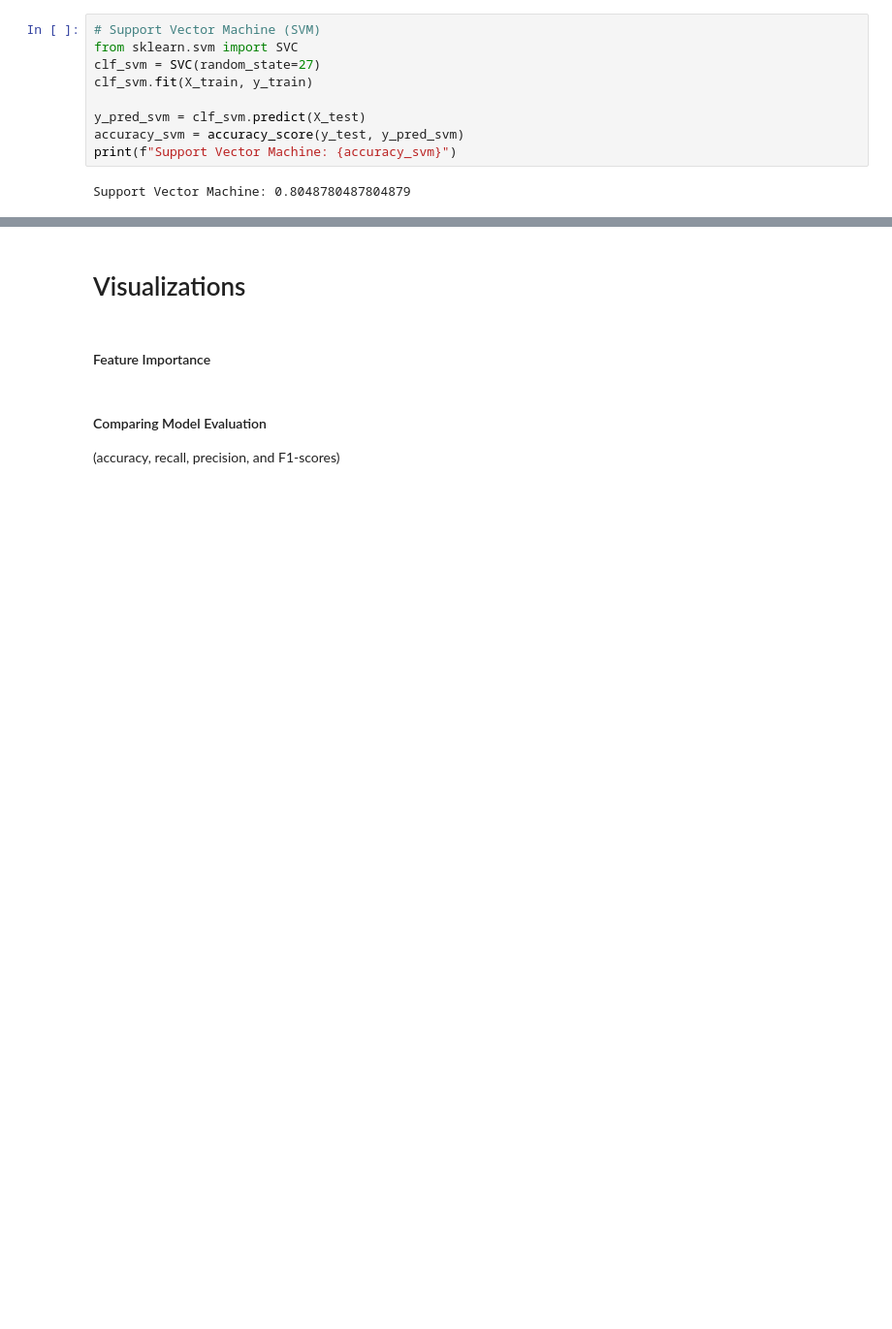
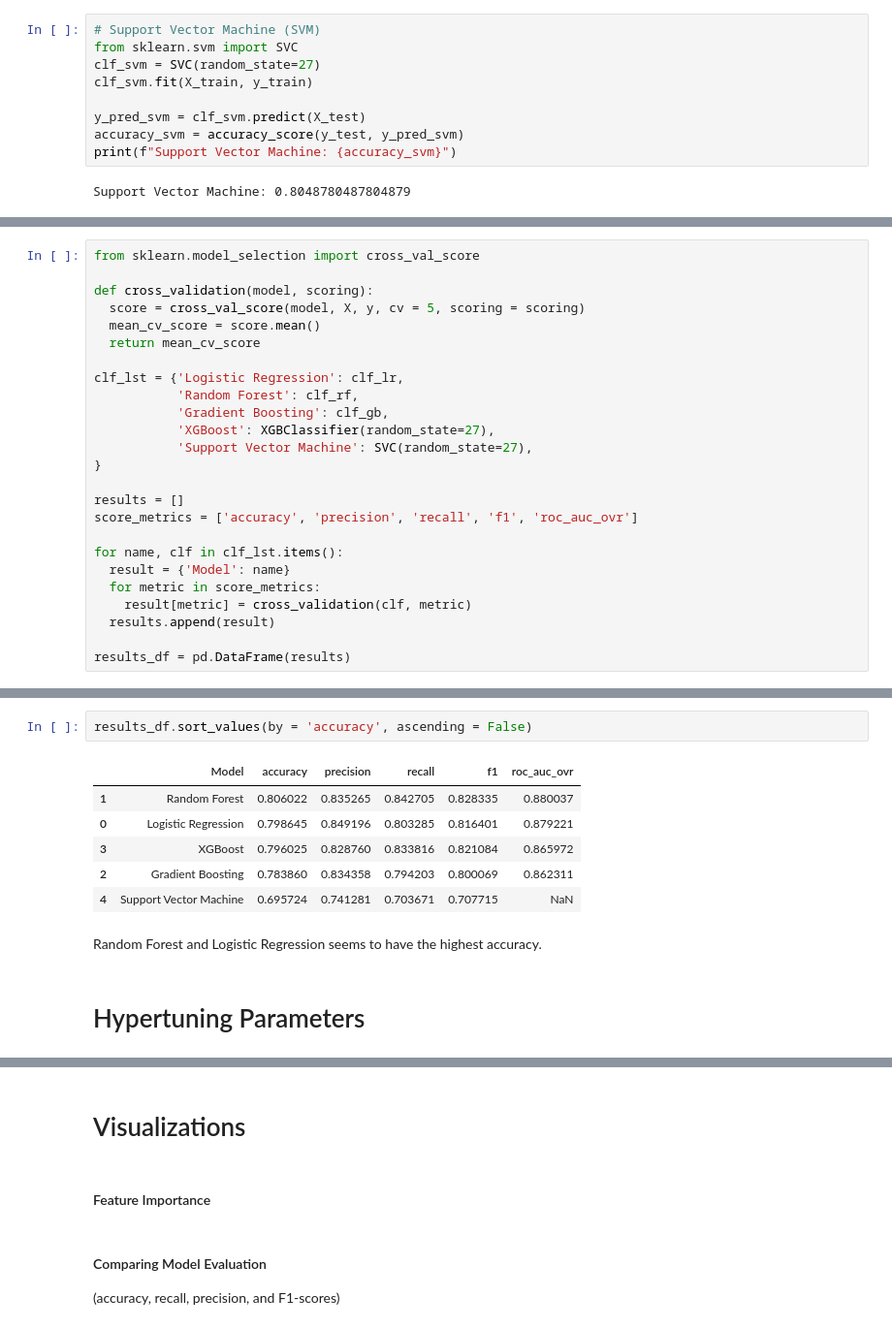
Before and after one commit to ilanamultak/siads_699_heart_disease, a Jupyter notebook: Predicting_Heart_Disease.ipynb, the cells around one changed output, grey strips where cells are left out. Shown at 97% size. Cells and saved outputs as stored; diff of their text form; blank space fills up the shorter version.

```diff
--- a/Predicting_Heart_Disease.ipynb
+++ b/Predicting_Heart_Disease.ipynb
@@ -477,0 +497,25 @@ Naive Bayes Accuracy: 0.7560975609756098
+# %%
+from sklearn.model_selection import cross_val_score
+
+def cross_validation(model, scoring):
+  score = cross_val_score(model, X, y, cv = 5, scoring = scoring)
+  mean_cv_score = score.mean()
+  return mean_cv_score
+
+clf_lst = {'Logistic Regression': clf_lr,
+           'Random Forest': clf_rf,
+           'Gradient Boosting': clf_gb,
+           'XGBoost': XGBClassifier(random_state=27),
+           'Support Vector Machine': SVC(random_state=27),
+}
+
+results = []
+score_metrics = ['accuracy', 'precision', 'recall', 'f1', 'roc_auc_ovr']
+
+for name, clf in clf_lst.items():
+  result = {'Model': name}
+  for metric in score_metrics:
+    result[metric] = cross_validation(clf, metric)
+  results.append(result)
+
+results_df = pd.DataFrame(results)
@@ -477,0 +540,13 @@ Naive Bayes Accuracy: 0.7560975609756098
+# %%
+results_df.sort_values(by = 'accuracy', ascending = False)
+# %% [output]
+|  | Model | accuracy | precision | recall | f1 | roc_auc_ovr |
+| 1 | Random Forest | 0.806022 | 0.835265 | 0.842705 | 0.828335 | 0.880037 |
+| 0 | Logistic Regression | 0.798645 | 0.849196 | 0.803285 | 0.816401 | 0.879221 |
+| 3 | XGBoost | 0.796025 | 0.828760 | 0.833816 | 0.821084 | 0.865972 |
+| 2 | Gradient Boosting | 0.783860 | 0.834358 | 0.794203 | 0.800069 | 0.862311 |
+| 4 | Support Vector Machine | 0.695724 | 0.741281 | 0.703671 | 0.707715 | NaN |
+# %% [markdown]
+Random Forest and Logistic Regression seems to have the highest accuracy.
+# %% [markdown]
+# Hypertuning Parameters
```
Also changed, not shown: parts of 19 cells of this notebook.
